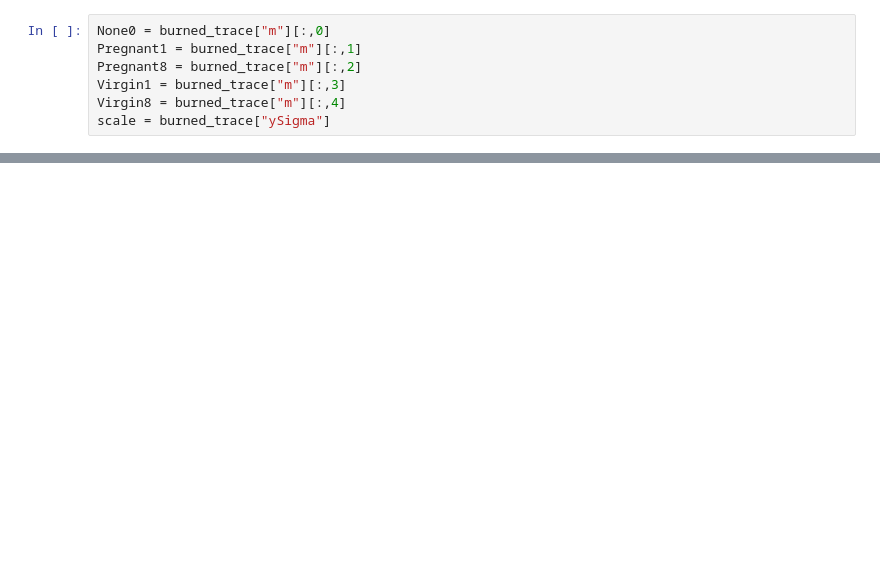
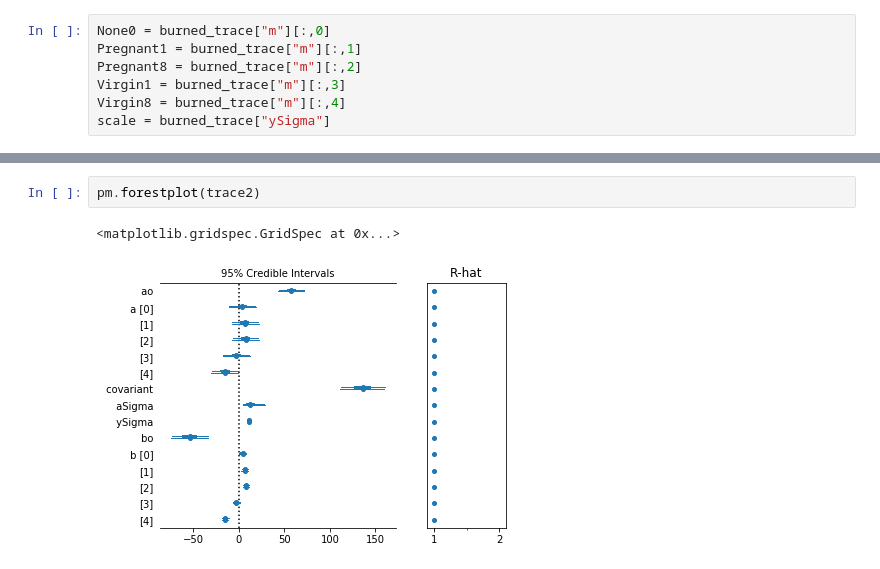
Before and after one commit to jvans1/Doing-Bayesian-Data-Analysis, a Jupyter notebook: Chapter 19 - Metric Predicted Variable with One Nominal Predictor.ipynb, the cells around one changed output, grey strips where cells are left out. Drawn from its saved outputs; the diff is of its cells as text; blank space fills up the shorter version.

```diff
--- a/Chapter 19 - Metric Predicted Variable with One Nominal Predictor.ipynb
+++ b/Chapter 19 - Metric Predicted Variable with One Nominal Predictor.ipynb
@@ -187,0 +216,5 @@ fig.tight_layout()
+# %%
+pm.forestplot(trace2)
+# %% [output]
+<matplotlib.gridspec.GridSpec at 0x...>
+[figure, added]
```
Also changed, not shown: parts of 15 cells of this notebook, 27 other files.
